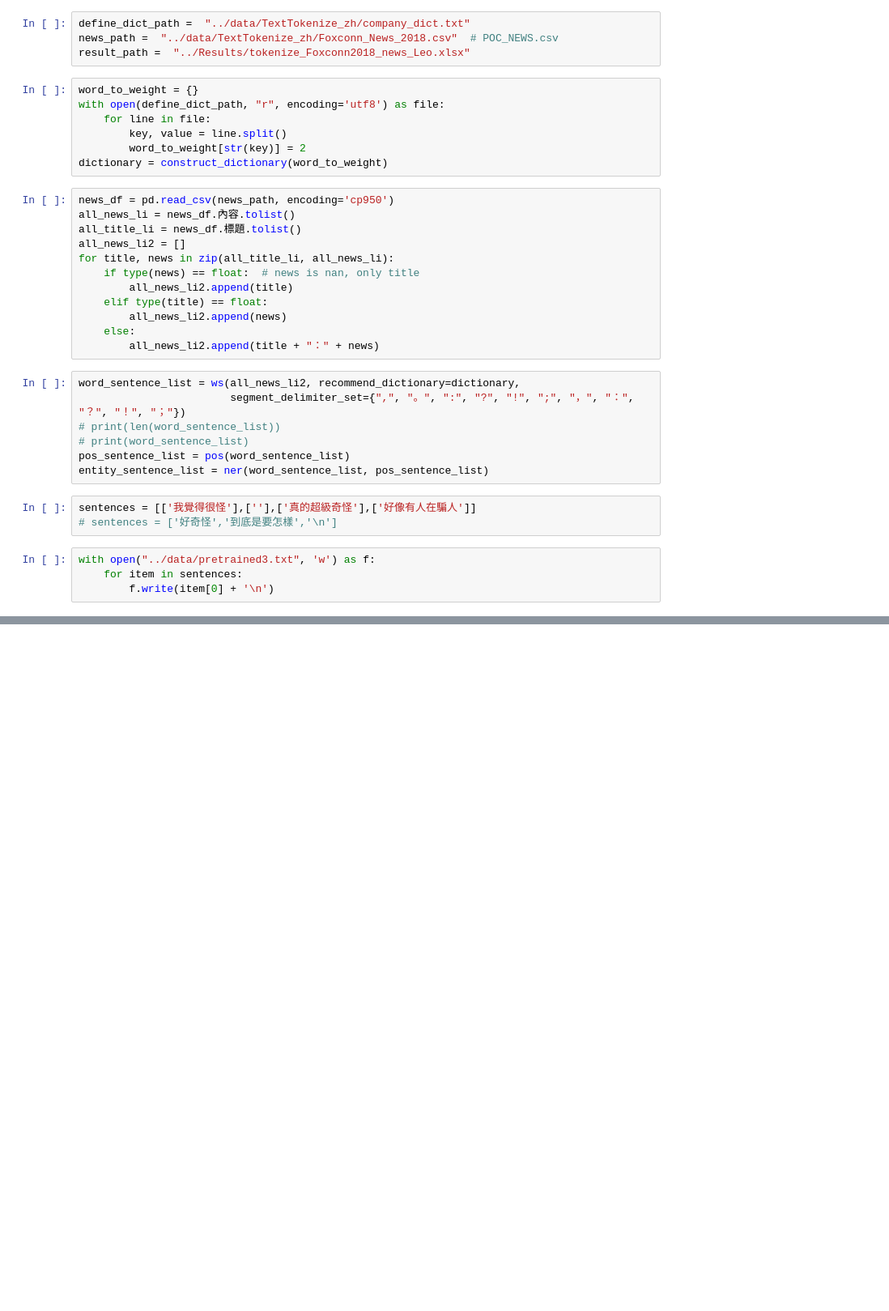
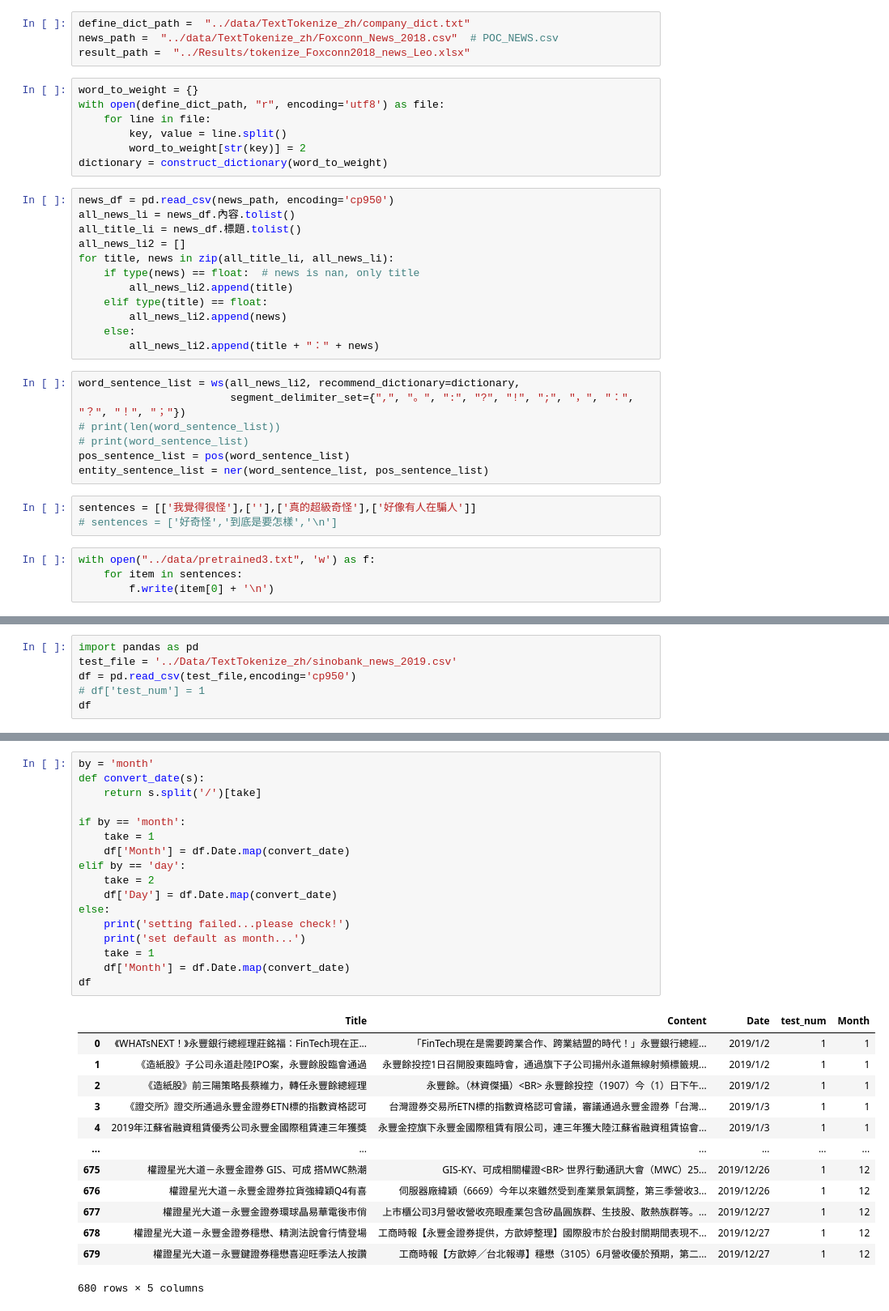
Before and after one commit to tychen5/BERT_chinese_LM_processing, a Jupyter notebook: src/Test.ipynb, the cells around one changed output, grey strips where cells are left out. Shown at 81% size. Saved outputs shown, nothing was run; the diff lists cells and outputs as text; blank space fills up the shorter version.

Commit message:
Revert "finish chinese tokenize & sentiment analysis project"
This reverts commit 1a42b60d4708855bc0108e8f08b7fe5a8b918c6f.

# Conflicts:
#	src/D.combine_SentimentAlgo.ipynb

```diff
--- a/src/Test.ipynb
+++ b/src/Test.ipynb
@@ -63,0 +114,6 @@ with open("../data/pretrained3.txt", 'w') as f:
+# %%
+import pandas as pd
+test_file = '../Data/TextTokenize_zh/sinobank_news_2019.csv'
+df = pd.read_csv(test_file,encoding='cp950')
+# df['test_num'] = 1
+df
@@ -63,0 +177,31 @@ with open("../data/pretrained3.txt", 'w') as f:
+# %%
+by = 'month'
+def convert_date(s):
+    return s.split('/')[take]
+
+if by == 'month':
+    take = 1
+    df['Month'] = df.Date.map(convert_date)
+elif by == 'day':
+    take = 2
+    df['Day'] = df.Date.map(convert_date)
+else:
+    print('setting failed...please check!')
+    print('set default as month...')
+    take = 1
+    df['Month'] = df.Date.map(convert_date)
+df
+# %% [output]
+|  | Title | Content | Date | test_num | Month |
+| 0 | 《WHATsNEXT！》永豐銀行總經理莊銘福：FinTech現在正... | 「FinTech現在是需要跨業合作、跨業結盟的時代！」永豐銀行總經... | 2019/1/2 | 1 | 1 |
+| 1 | 《造紙股》子公司永道赴陸IPO案，永豐餘股臨會通過 | 永豐餘投控1日召開股東臨時會，通過旗下子公司揚州永道無線射頻標籤規... | 2019/1/2 | 1 | 1 |
+| 2 | 《造紙股》前三陽策略長蔡維力，轉任永豐餘總經理 | 永豐餘。（林資傑攝）<BR> 永豐餘投控（1907）今（1）日下午... | 2019/1/2 | 1 | 1 |
+| 3 | 《證交所》證交所通過永豐金證券ETN標的指數資格認可 | 台灣證券交易所ETN標的指數資格認可會議，審議通過永豐金證券「台灣... | 2019/1/3 | 1 | 1 |
+| 4 | 2019年江蘇省融資租賃優秀公司永豐金國際租賃連三年獲獎 | 永豐金控旗下永豐金國際租賃有限公司，連三年獲大陸江蘇省融資租賃協會... | 2019/1/3 | 1 | 1 |
+| ... | ... | ... | ... | ... | ... |
+| 675 | 權證星光大道－永豐金證券 GIS、可成 搭MWC熱潮 | GIS-KY、可成相關權證<BR> 世界行動通訊大會（MWC）25... | 2019/12/26 | 1 | 12 |
+| 676 | 權證星光大道－永豐金證券拉貨強緯穎Q4有喜 | 伺服器廠緯穎（6669）今年以來雖然受到產業景氣調整，第三季營收3... | 2019/12/26 | 1 | 12 |
+| 677 | 權證星光大道－永豐金證券環球晶易華電後市俏 | 上市櫃公司3月營收營收亮眼產業包含矽晶圓族群、生技股、散熱族群等。... | 2019/12/27 | 1 | 12 |
+| 678 | 權證星光大道－永豐金證券穩懋、精測法說會行情登場 | 工商時報【永豐金證券提供，方歆婷整理】國際股市於台股封關期間表現不... | 2019/12/27 | 1 | 12 |
+| 679 | 權證星光大道－永豐鍵證券穩懋喜迎旺季法人按讚 | 工商時報【方歆婷╱台北報導】穩懋（3105）6月營收優於預期，第二... | 2019/12/27 | 1 | 12 |
+680 rows × 5 columns
```
Also changed, not shown: parts of 9 cells of this notebook, 14 other files.
